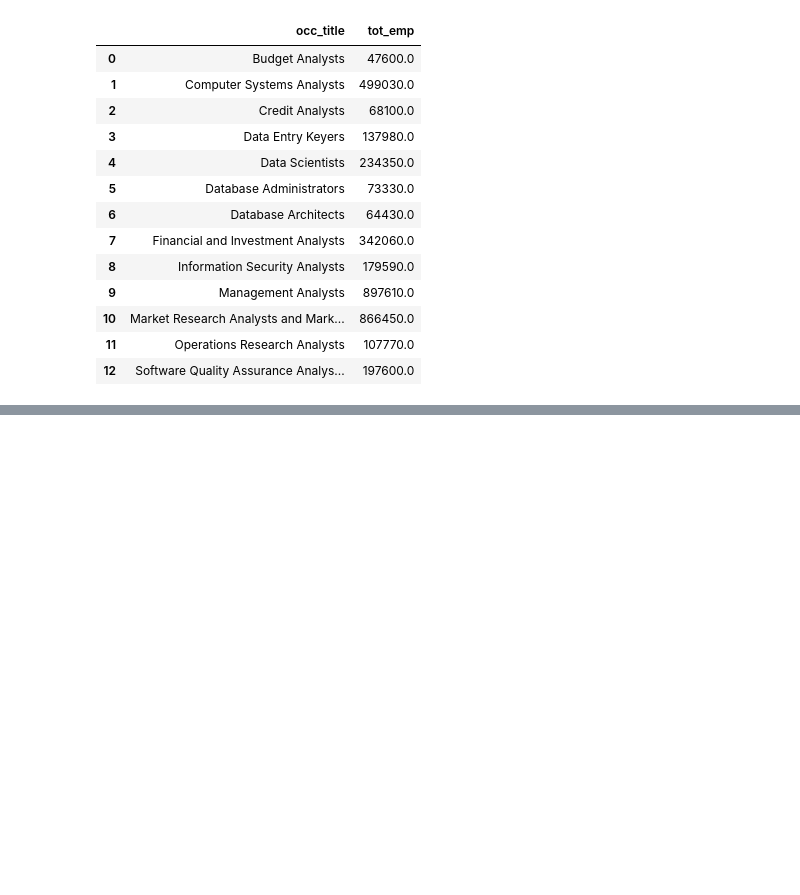
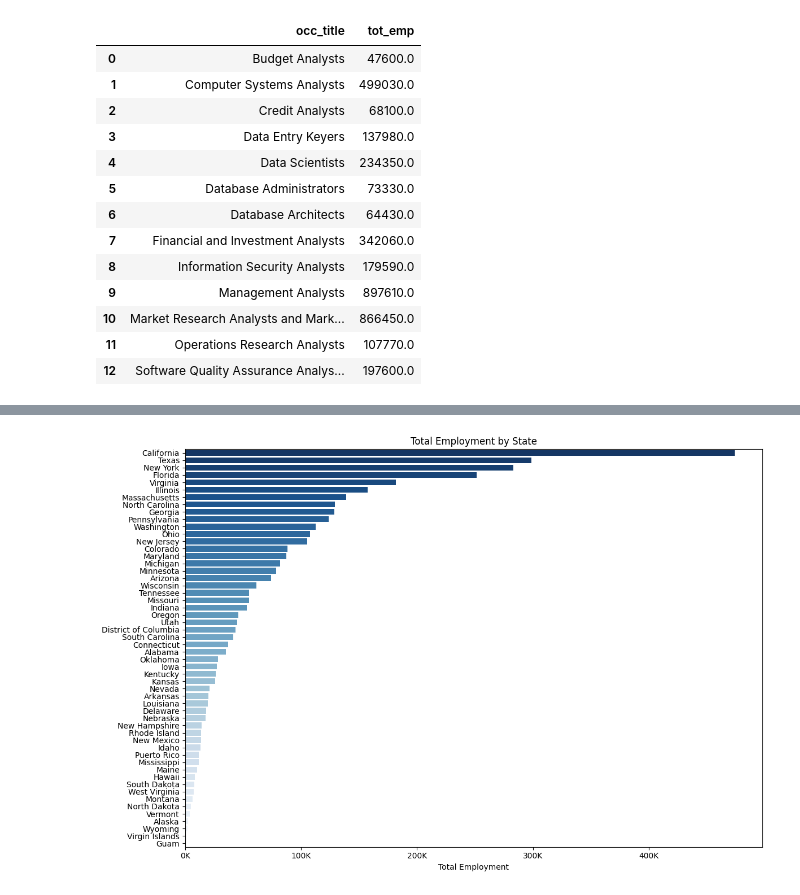
Before and after one commit to hellojohncruz/DATA-608, a Jupyter notebook: Story 04/data_salaries.ipynb, the cells around one changed output, grey strips where cells are left out. Saved outputs shown, nothing was run; the diff lists cells and outputs as text; code cells hidden in the pictures; blank space fills up the shorter version.

```diff
--- a/Story 04/data_salaries.ipynb
+++ b/Story 04/data_salaries.ipynb
@@ -176,0 +183,3 @@ fig_map.show()
+# %%
+total_state_df = data_roles_cleaned_df.groupby('area_title', as_index=False).agg({'tot_emp':'sum'})    # 'area_title', 'prim_state',
+total_state_df.head()
@@ -176,0 +197,26 @@ fig_map.show()
+# %%
+# Sort by total employment for better readability
+total_state_df = total_state_df.sort_values('tot_emp', ascending=False)
+
+# Create figure
+plt.figure(figsize=(12, 8))
+sns.barplot(
+    data=total_state_df,
+    y='area_title',
+    x='tot_emp',
+    hue='area_title',
+    palette='Blues_r'
+)
+
+# Format x-axis labels as K (thousands)
+ax = plt.gca()
+ax.xaxis.set_major_formatter(mticker.FuncFormatter(lambda x, _: f'{int(x/1000)}K'))
+
+# Titles and labels
+plt.title('Total Employment by State')
+plt.xlabel('Total Employment')
+plt.ylabel('')
+plt.tight_layout()
+plt.show()
+# %% [output]
+[figure, added]
```
Also changed, not shown: parts of 25 cells of this notebook.
